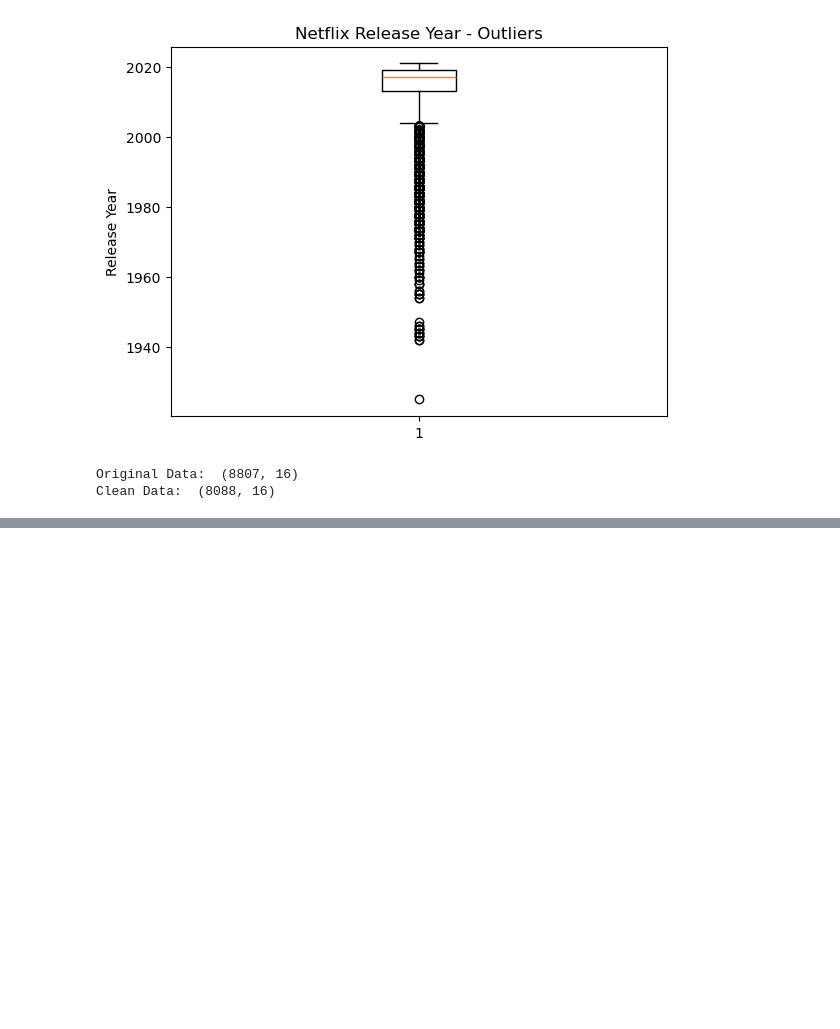
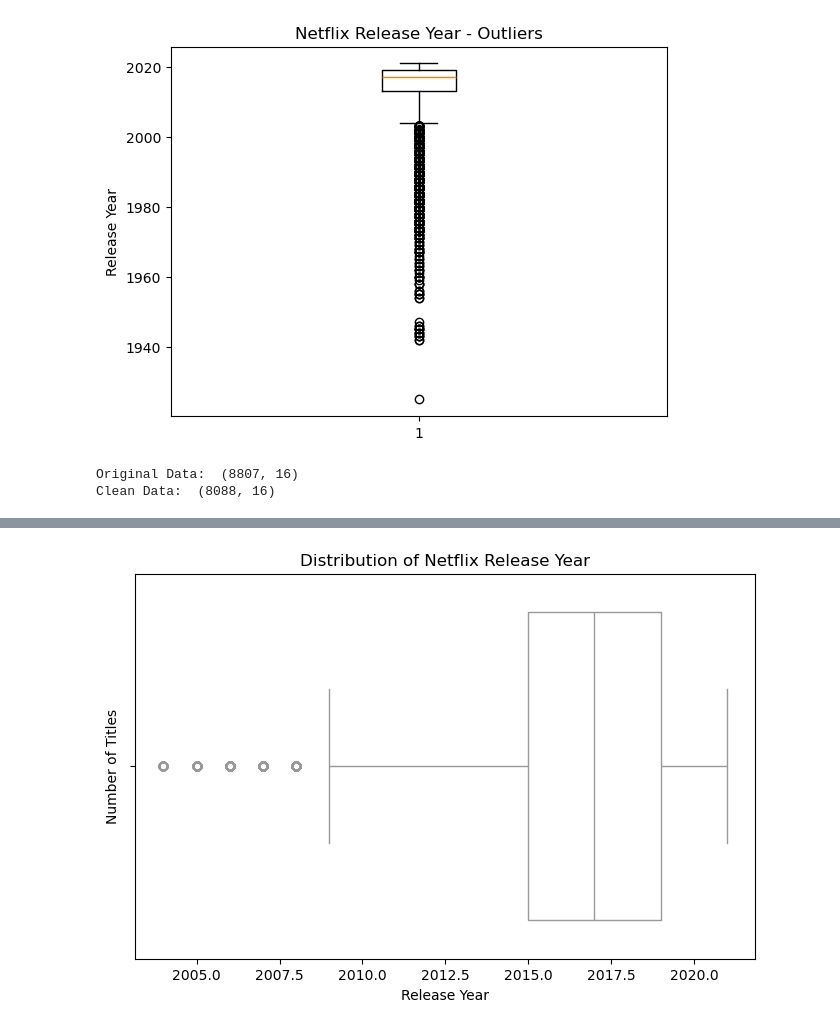
Before and after one commit to Saad-Shaikh095/Dept.-of-Technology, a Jupyter notebook: Semister 5/DA/Lab 02 - Exploratory Data Analysis (EDA) and Descriptive Statistics.ipynb, the cells around one changed output, grey strips where cells are left out. Cells and saved outputs as stored; diff of their text form; code cells hidden in the pictures; blank space fills up the shorter version.

```diff
--- a/Semister 5/DA/Lab 02 - Exploratory Data Analysis (EDA) and Descriptive Statistics.ipynb
+++ b/Semister 5/DA/Lab 02 - Exploratory Data Analysis (EDA) and Descriptive Statistics.ipynb
@@ -247,0 +312,16 @@ Clean Data:  (8088, 16)
+# %%
+import seaborn as sns
+
+plt.figure(figsize = (8, 5))
+
+sns.boxplot(
+    x = data_clean['release_year'],
+    color = 'white'
+)
+
+plt.title("Distribution of Netflix Release Year")
+plt.xlabel("Release Year")
+plt.ylabel("Number of Titles")
+plt.show()
+# %% [output]
+[figure, added]
```
Also changed, not shown: parts of 16 cells of this notebook.
